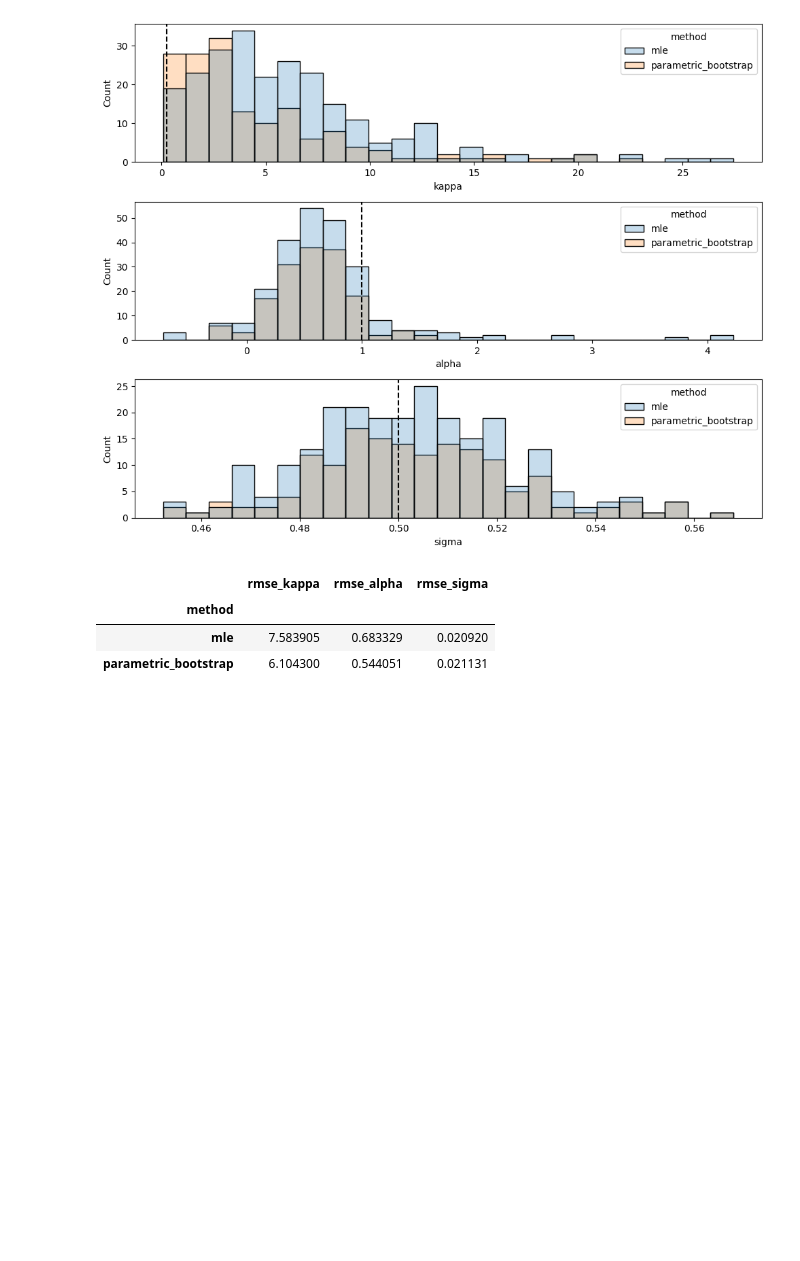
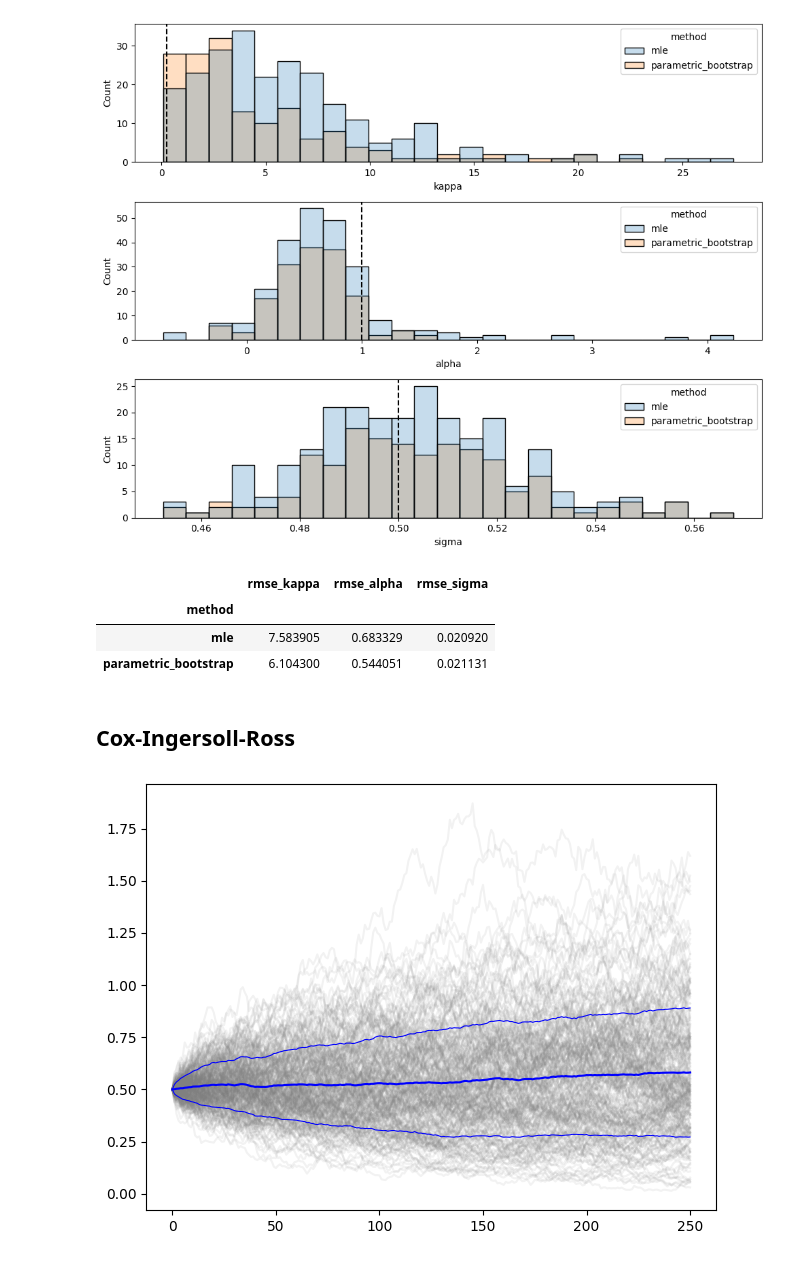
Before and after one commit to agdiiura/stochax, a Jupyter notebook: examples/ParametricBootstrap.ipynb, the cells around one changed output. Saved outputs shown, nothing was run; the diff lists cells and outputs as text; code cells hidden in the pictures; blank space fills up the shorter version.

```diff
--- a/examples/ParametricBootstrap.ipynb
+++ b/examples/ParametricBootstrap.ipynb
@@ -92,3 +94,36 @@ calibrations.groupby('method').agg(
 | method |  |  |  |
 | mle | 7.583905 | 0.683329 | 0.020920 |
 | parametric_bootstrap | 6.104300 | 0.544051 | 0.021131 |
+# %% [markdown]
+## Cox-Ingersoll-Ross
+# %%
+kappa = 0.25
+alpha=1.
+sigma=0.5
+
+process = CoxIngersollRoss(kappa=kappa, alpha=alpha, sigma=sigma)
+n_steps = 250
+delta = 1/n_steps
+
+n_samples = 250
+
+realizations = process.simulate(
+    initial_value=0.5,
+    delta=delta,
+    n_simulations=n_samples,
+    n_steps=n_steps
+)
+# %%
+m = realizations.mean(axis=1)
+s = realizations.std(axis=1)
+
+fig, ax = plt.subplots(1, 1)
+
+ax.plot(realizations, color='gray', alpha=0.1)
+ax.plot(m, color='blue')
+ax.plot(m+s, color='blue', linewidth=0.75)
+ax.plot(m-s, color='blue', linewidth=0.75)
+
+fig.tight_layout()
+# %% [output]
+[figure, added]
```
Also changed, not shown: parts of 12 cells of this notebook.
